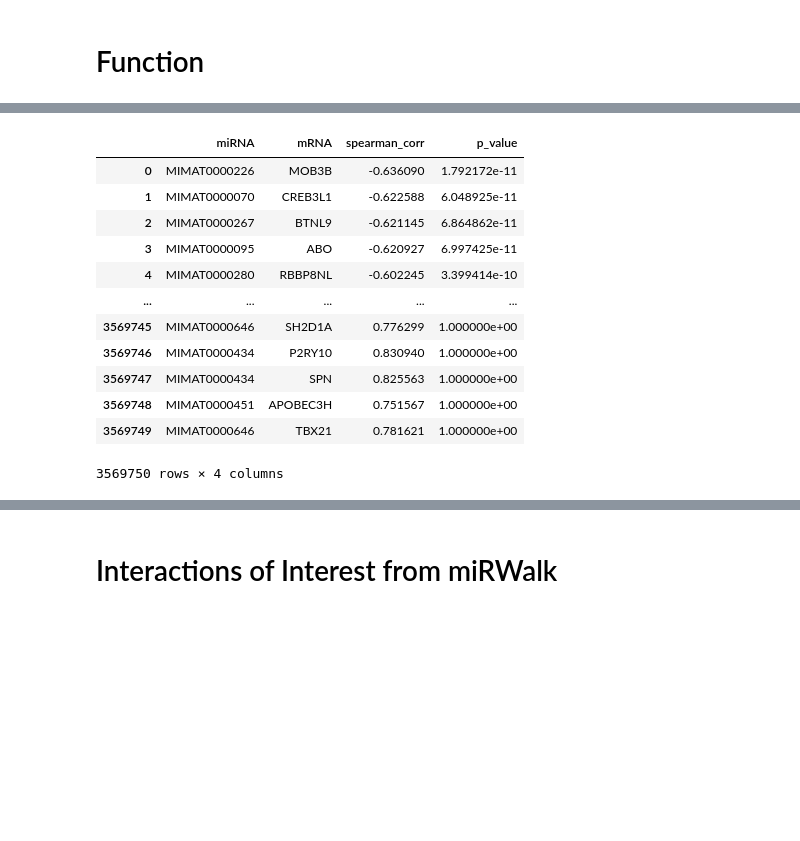
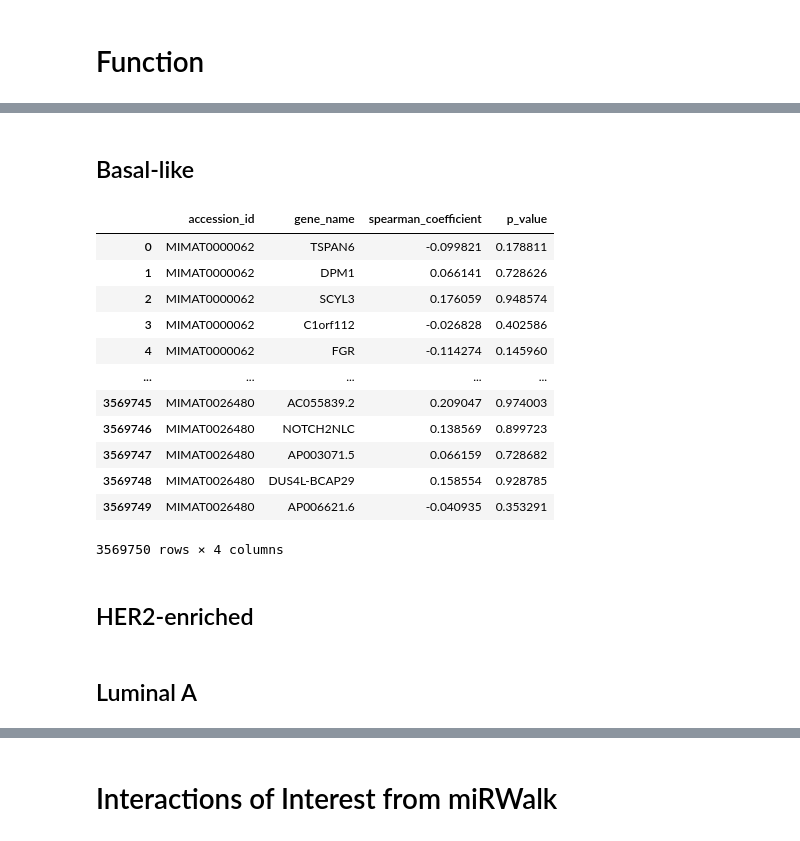
Before and after one commit to MylenaRoberta/pan-cancer-analysis, a Jupyter notebook: notebooks/02_interactions/03_interaction-inference.ipynb, the cells around one changed output, grey strips where cells are left out. Drawn from its saved outputs; the diff is of its cells as text; code cells hidden in the pictures; blank space fills up the shorter version.

```diff
--- a/notebooks/02_interactions/03_interaction-inference.ipynb
+++ b/notebooks/02_interactions/03_interaction-inference.ipynb
@@ -141,16 +196,24 @@ df_basal_like_corr
-# %%
-df_basal_like_corr.sort_values('p_value').reset_index(drop=True)
-# %% [output]
-|  | miRNA | mRNA | spearman_corr | p_value |
-| 0 | MIMAT0000226 | MOB3B | -0.636090 | 1.792172e-11 |
-| 1 | MIMAT0000070 | CREB3L1 | -0.622588 | 6.048925e-11 |
-| 2 | MIMAT0000267 | BTNL9 | -0.621145 | 6.864862e-11 |
-| 3 | MIMAT0000095 | ABO | -0.620927 | 6.997425e-11 |
-| 4 | MIMAT0000280 | RBBP8NL | -0.602245 | 3.399414e-10 |
-| ... | ... | ... | ... | ... |
-| 3569745 | MIMAT0000646 | SH2D1A | 0.776299 | 1.000000e+00 |
-| 3569746 | MIMAT0000434 | P2RY10 | 0.830940 | 1.000000e+00 |
-| 3569747 | MIMAT0000434 | SPN | 0.825563 | 1.000000e+00 |
-| 3569748 | MIMAT0000451 | APOBEC3H | 0.751567 | 1.000000e+00 |
-| 3569749 | MIMAT0000646 | TBX21 | 0.781621 | 1.000000e+00 |
-3569750 rows × 4 columns
+# %% [markdown]
+## Basal-like
+# %%
+# Compute the Spearman correlation coefficients for Basal-like tumor tissue
+df_spearman_results = computing_parallel_spearman('Basal-like')
+# %%
+# Print the DataFrame of Spearman results for this cohort
+df_spearman_results
+# %% [output]
+|  | accession_id | gene_name | spearman_coefficient | p_value |
+| 0 | MIMAT0000062 | TSPAN6 | -0.099821 | 0.178811 |
+| 1 | MIMAT0000062 | DPM1 | 0.066141 | 0.728626 |
+| 2 | MIMAT0000062 | SCYL3 | 0.176059 | 0.948574 |
+| 3 | MIMAT0000062 | C1orf112 | -0.026828 | 0.402586 |
+| 4 | MIMAT0000062 | FGR | -0.114274 | 0.145960 |
+| ... | ... | ... | ... | ... |
+| 3569745 | MIMAT0026480 | AC055839.2 | 0.209047 | 0.974003 |
+| 3569746 | MIMAT0026480 | NOTCH2NLC | 0.138569 | 0.899723 |
+| 3569747 | MIMAT0026480 | AP003071.5 | 0.066159 | 0.728682 |
+| 3569748 | MIMAT0026480 | DUS4L-BCAP29 | 0.158554 | 0.928785 |
+| 3569749 | MIMAT0026480 | AP006621.6 | -0.040935 | 0.353291 |
+3569750 rows × 4 columns
+# %% [markdown]
+## HER2-enriched
@@ -156,0 +226,2 @@ df_basal_like_corr.sort_values('p_value').reset_index(drop=True)
+# %% [markdown]
+## Luminal A
```
Also changed, not shown: parts of 20 cells of this notebook, 1 other file.
